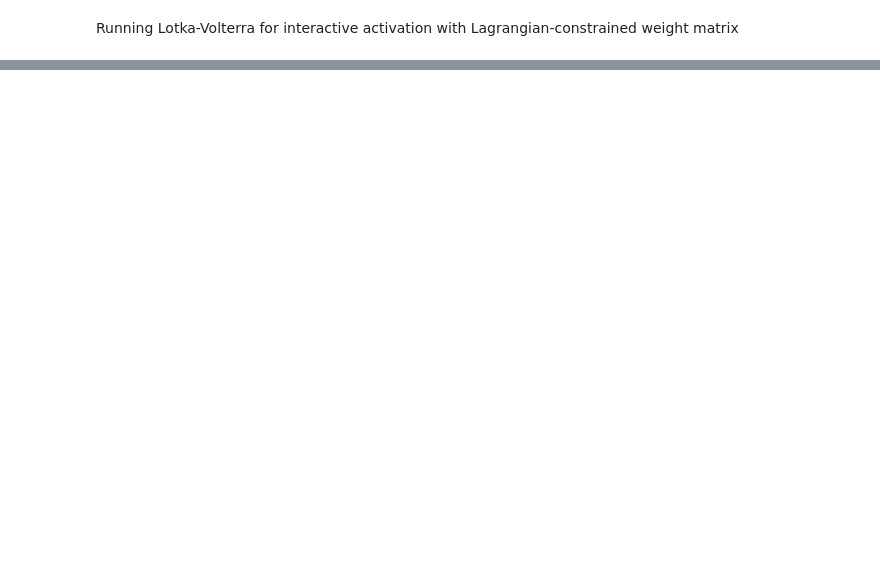
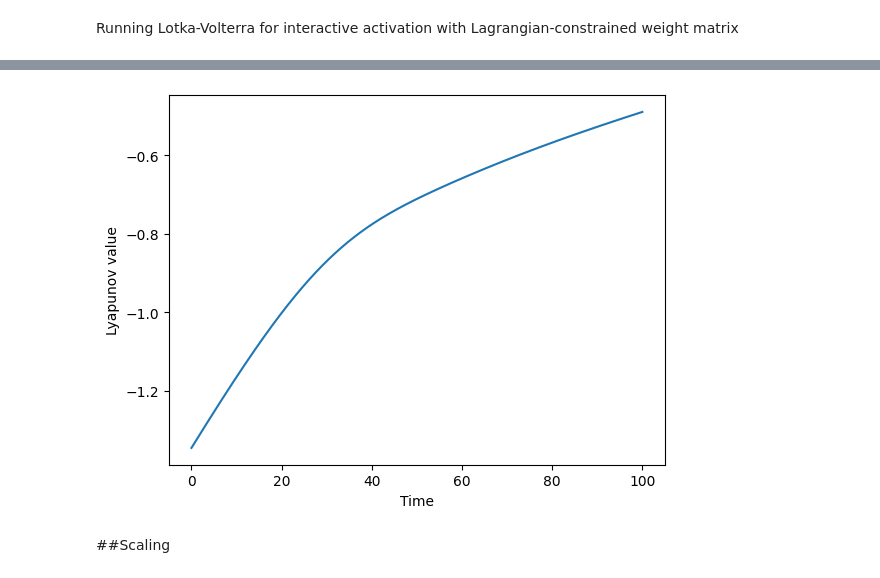
Before and after one commit to THANNAGA/Lagrangian, a Jupyter notebook: GLV_bounded_lagrangian.ipynb, the cells around one changed output, grey strips where cells are left out. Cells and saved outputs as stored; diff of their text form; code cells hidden in the pictures; blank space fills up the shorter version.

```diff
--- a/GLV_bounded_lagrangian.ipynb
+++ b/GLV_bounded_lagrangian.ipynb
@@ -785,0 +750,18 @@ vHistory.shape (1000,)
+# %%
+#reality check Lyapunov
+# Set initial state
+init = [0.001, 0.001, 0.001, 0.001, 0.001, 0.001, 0.001, 0.001]
+
+# Solve the ODE system with the new initial state
+sol = odeint(dXdt, init, t)
+vHistory = Lyapunov(x=sol, x_hat=x_hat, c=-np.ones(n))
+
+#plot
+plt.plot(t, vHistory)
+plt.xlabel('Time')
+plt.ylabel('Lyapunov value')
+plt.show()
+# %% [output]
+[figure, added]
+# %% [markdown]
+##Scaling
```
Also changed, not shown: parts of 17 cells of this notebook.
